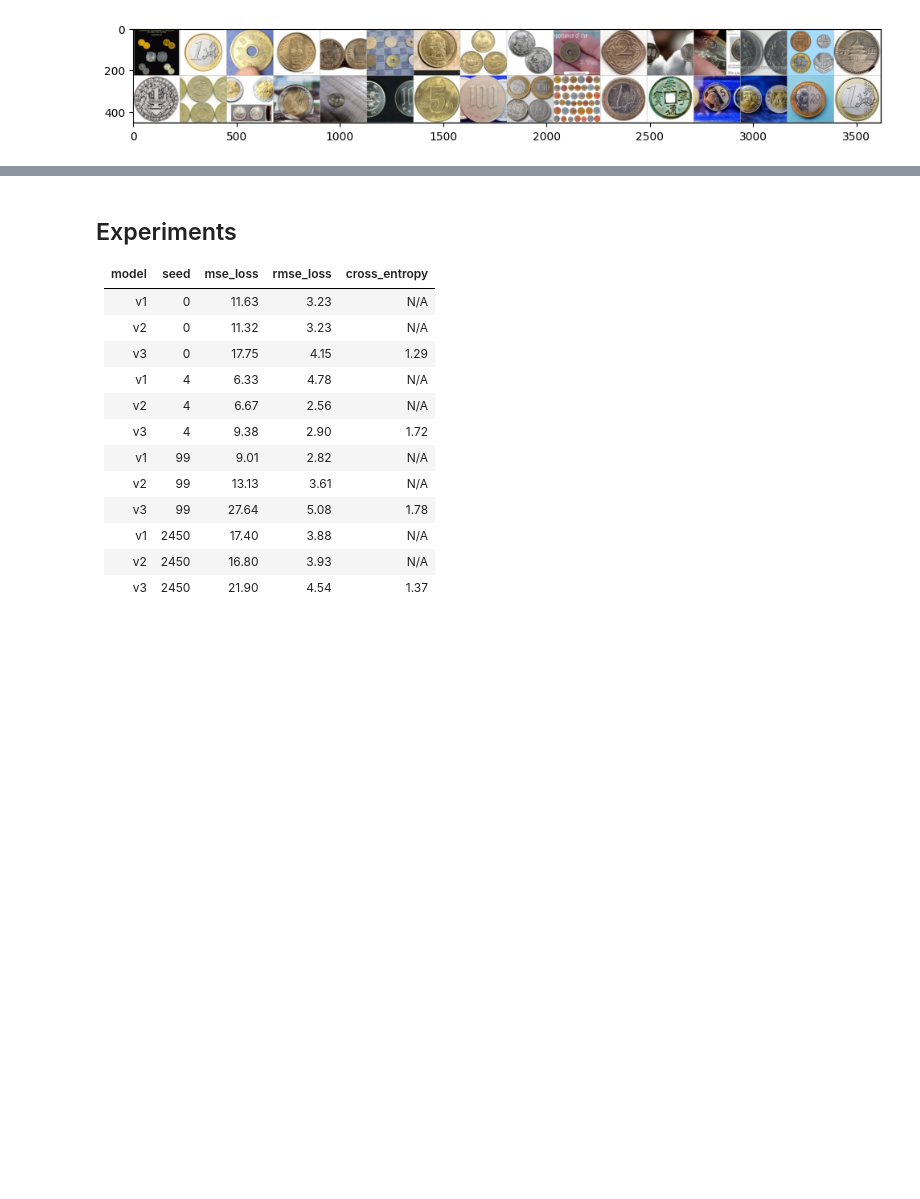
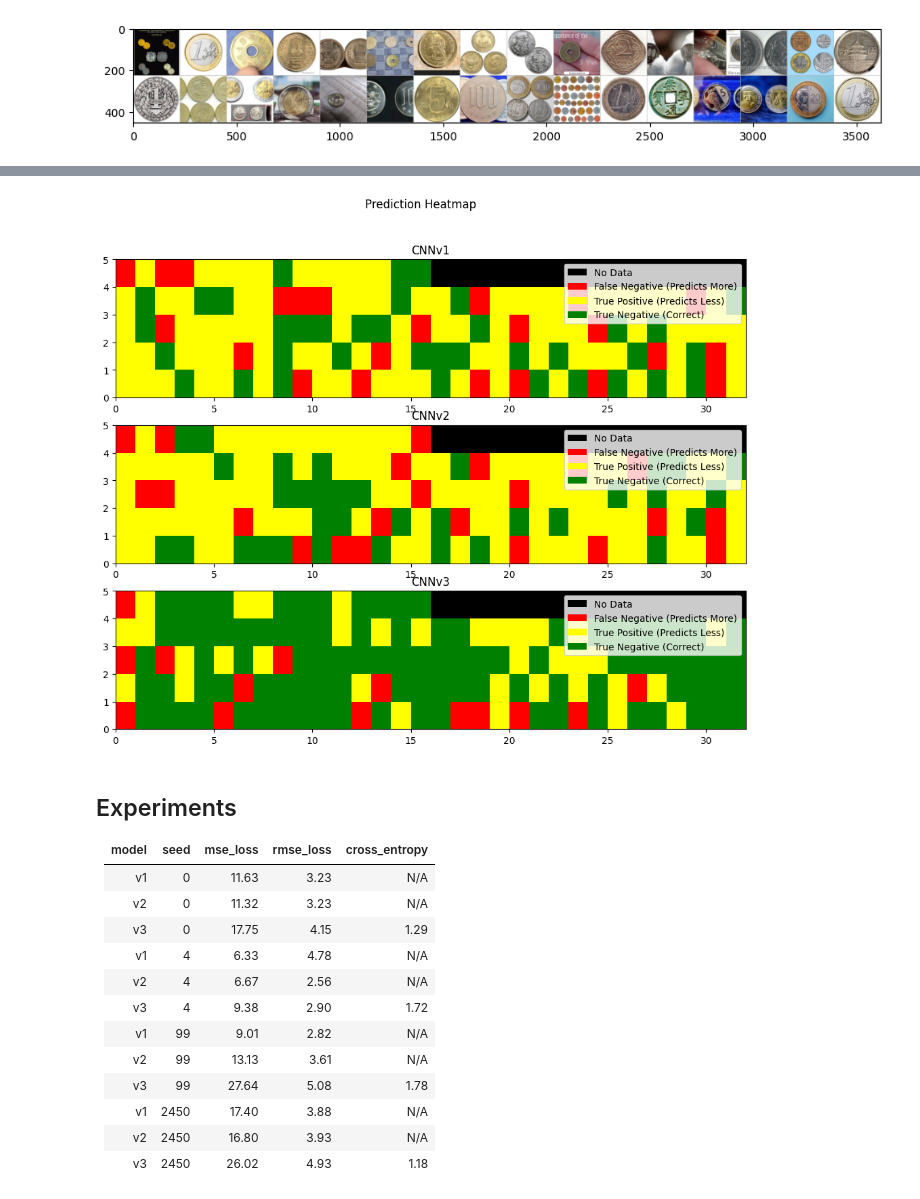
Before and after one commit to LazoYoung/ai-sandbox, a Jupyter notebook: image_convolution.ipynb, the cells around one changed output, grey strips where cells are left out. Cells and saved outputs as stored; diff of their text form; code cells hidden in the pictures; blank space fills up the shorter version.

```diff
--- a/image_convolution.ipynb
+++ b/image_convolution.ipynb
@@ -773,8 +855,9 @@ class CNNv3(LightningModule):
         return loss
 # %%
-model = CNNv3()
+modelV3 = CNNv3()
 trainer = get_trainer()
-trainer.fit(model, train_dataloaders=datamodule.train_dataloader(), val_dataloaders=datamodule.val_dataloader())
+trainer.fit(modelV3, train_dataloaders=datamodule.train_dataloader(), val_dataloaders=datamodule.val_dataloader())
+writer.flush()
 # %% [output]
 💡 Tip: For seamless cloud uploads and versioning, try installing [litmodels](https://pypi.org/project/litmodels/) to enable LitModelCheckpoint, which syncs automatically with the Lightning model regis ...
 GPU available: True (cuda), used: True
@@ -834,3 +917,7 @@ plot_confusion_matrix(model)
+# %%
+visualize_prediction_heatmap([modelV1, modelV2, modelV3], datamodule)
+# %% [output]
+[figure, added]
 # %% [markdown]
 ## Experiments
 
@@ -847,4 +934,4 @@ plot_confusion_matrix(model)
 | v3    | 99   | 27.64    | 5.08      | 1.78          |
 | v1    | 2450 | 17.40    | 3.88      | N/A           |
 | v2    | 2450 | 16.80    | 3.93      | N/A           |
-| v3    | 2450 | 21.90    | 4.54      | 1.37          |
+| v3    | 2450 | 26.02    | 4.93      | 1.18          |
```
Also changed, not shown: parts of 30 cells of this notebook, 1 other file.
